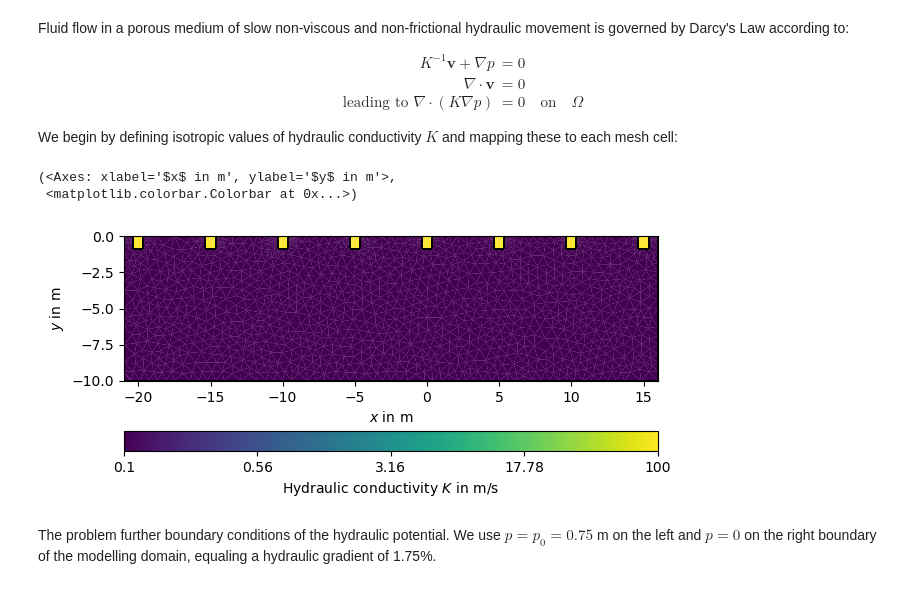
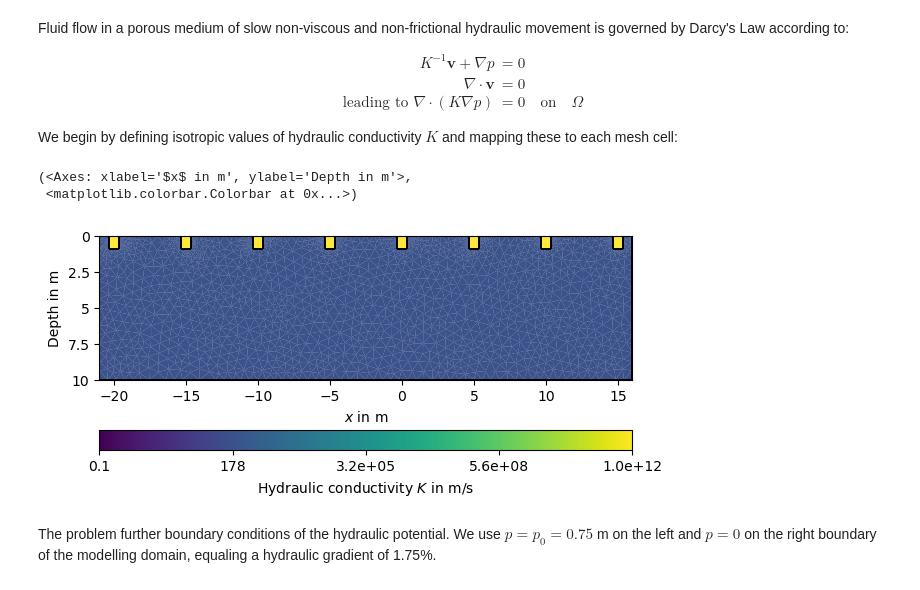
Before and after one commit to guiguilhermegui/TF, a Jupyter notebook: modelo_tf.ipynb, the cells around one changed output. Cells and saved outputs as stored; diff of their text form; code cells hidden in the pictures.

```diff
--- a/modelo_tf.ipynb
+++ b/modelo_tf.ipynb
@@ -107,21 +117,19 @@ from pygimli.physics import ERTManager
 # %%
 # Create a 2D world box
-world = mt.createRectangle(start=[box_esq, box_top], end=[box_dir, box_bottom], marker=-2)
+world = mt.createWorld(start=[box_esq, box_top], end=[box_dir, box_bottom], WorldMarker=True,) #layers=[-2,-8])
 
 # Create boreholes
 poco = []
 for pos in bores:
-    i = 2
-    poco.append(mt.createRectangle(start=[pos - raio_poco, altura_poco], end=[pos + raio_poco,prof_poco], marker=i))
-    i += 1
+    poco.append(mt.createRectangle(start=[pos - raio_poco, altura_poco], end=[pos + raio_poco,prof_poco], marker=9))
 boreholes = poco[0]
 for borehole in poco[1:]:
     boreholes = boreholes + borehole
 
 
 # Create geometry of model
-geom = boreholes + world
-mesh = mt.createMesh(geom, quality=30, area=mesh_area, smooth=[1, 10])
+geom = world + boreholes
+mesh = mt.createMesh(geom, quality=mesh_quality, area=mesh_area, smooth=[1, 10])
 #pg.show(mesh)
 
 #Create figure
@@ -248,17 +259,17 @@ movement is governed by Darcy's Law according to:
 We begin by defining isotropic values of hydraulic conductivity $K$ and
 mapping these to each mesh cell:
 # %%
-# Map regions to hydraulic conductivity in m/s
-kMap = [[-2, 1e-1],  [2, 5e2]] #[0, 3e-1],    #Region Markers
+# Atribute hydraulic conductivity in m/s to each region (interfaces/layers) of the model
+kMap = [[1, K_mundo],  [9, K_poco]] #[0, 3e-1],    #Use [[RegionMarker, ConductivityValue], ...]
 
 # Map conductivity value per region to each cell in the given mesh
 K = pg.solver.parseMapToCellArray(kMap, mesh)
 
-pg.show(mesh, data=K, label='Hydraulic conductivity $K$ in m/s', cMin=1e-1, cMax=1e2, logScale=True, grid=True)
+pg.show(mesh, data=K, label='Hydraulic conductivity $K$ in m/s', cMin=1e-1, cMax=1e12, logScale=True, grid=True)
 # %% [output]
-(<Axes: xlabel='$x$ in m', ylabel='$y$ in m'>,
+(<Axes: xlabel='$x$ in m', ylabel='Depth in m'>,
  <matplotlib.colorbar.Colorbar at 0x...>)
-[figure, old version]
+[figure, new version]
 # %% [markdown]
 The problem further boundary conditions of the hydraulic potential. We use
 $p=p_0=0.75$ m on the left and $p=0$ on the right boundary of the modelling
```
Also changed, not shown: parts of 17 cells of this notebook, 1 other file.
